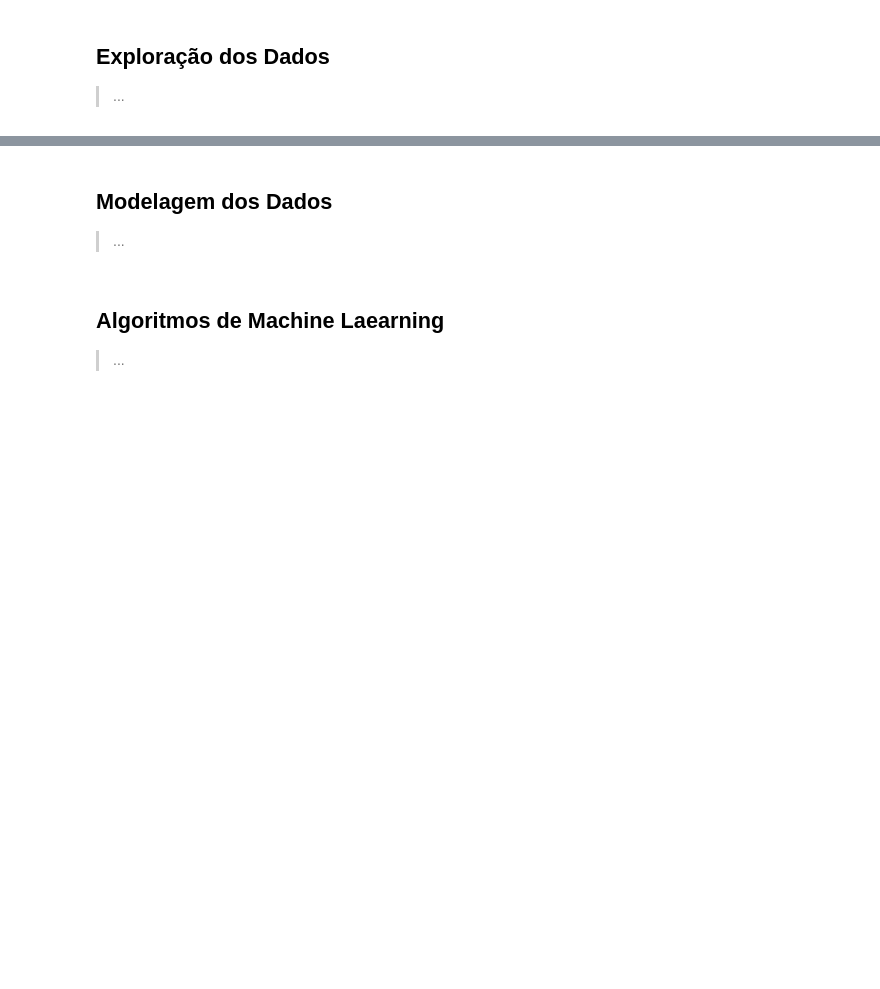
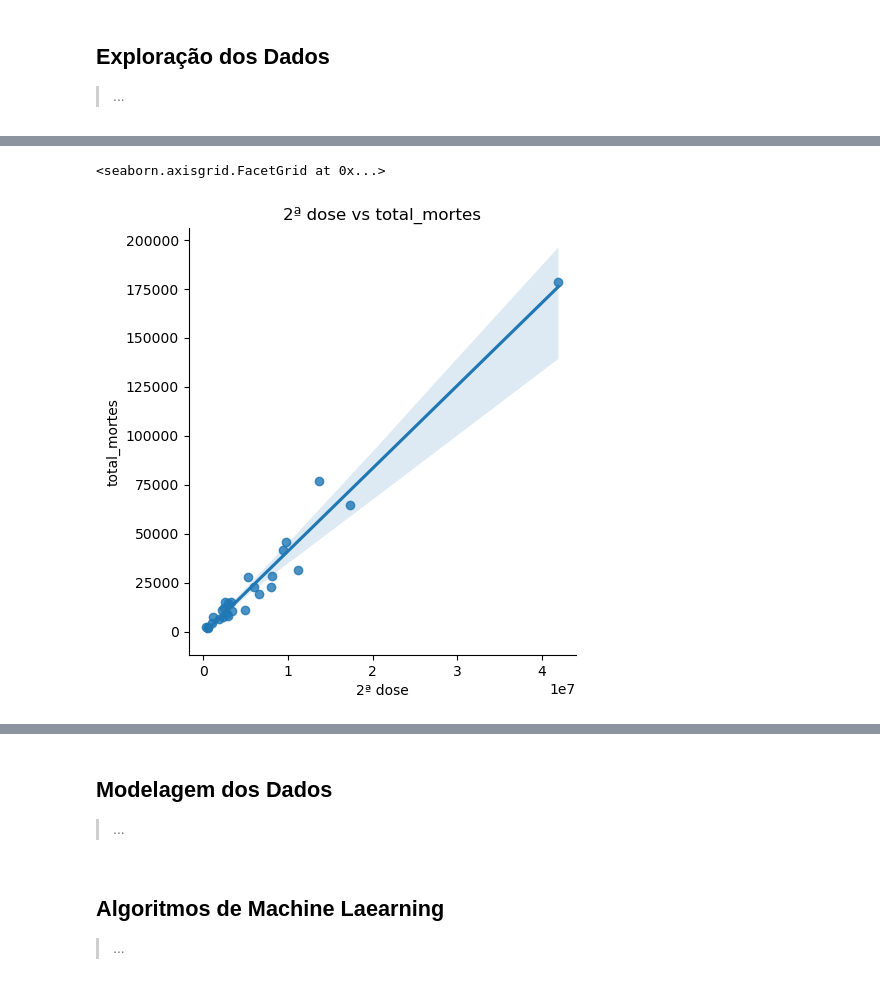
Before and after one commit to michellssgui22/PROJETOS_ESTUDO_DATASCIENCE, a Jupyter notebook: Covid Situacao Brasil/covid_situacao_brasil_2.ipynb, the cells around one changed output, grey strips where cells are left out. Drawn from its saved outputs; the diff is of its cells as text; code cells hidden in the pictures; blank space fills up the shorter version.

```diff
--- a/Covid Situacao Brasil/covid_situacao_brasil_2.ipynb
+++ b/Covid Situacao Brasil/covid_situacao_brasil_2.ipynb
@@ -230,0 +472,6 @@ df_populacao.to_csv('csv/populacao.csv')
+# %%
+ax = sns.lmplot(data = df, x = '2ª dose', y = 'total_mortes')
+ax.set(title = '2ª dose vs total_mortes')
+# %% [output]
+<seaborn.axisgrid.FacetGrid at 0x...>
+[figure, added]
```
Also changed, not shown: parts of 36 cells of this notebook, 2 other files.
